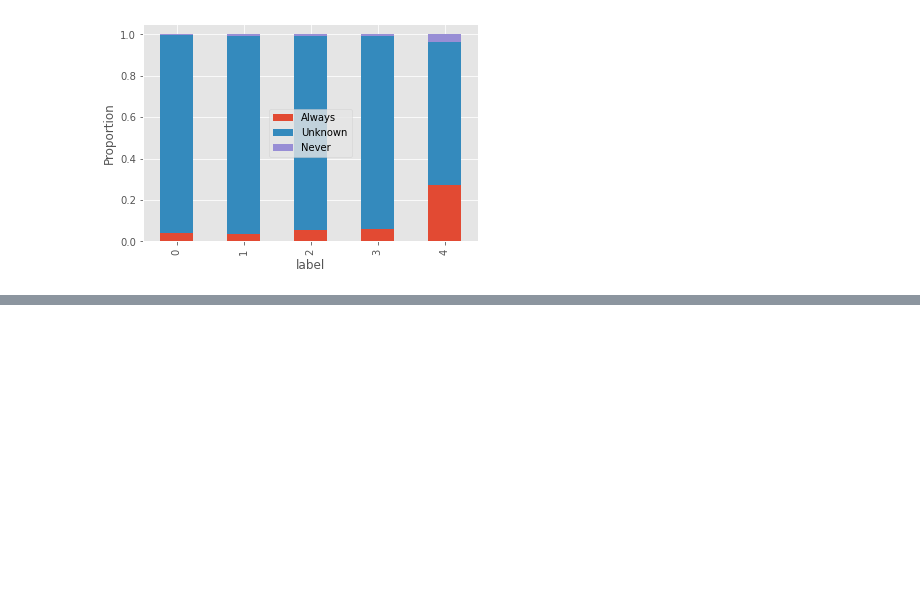
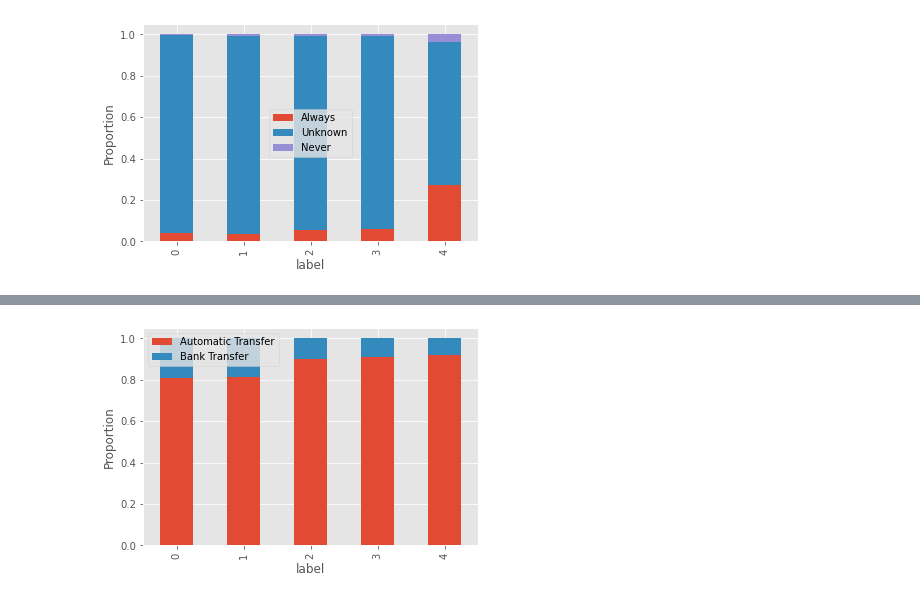
Before and after one commit to oscarm524/Data-Mining-Cup, a Jupyter notebook: DMC-2008/Data_Exploration/Data_Exploration.ipynb, the cells around one changed output, grey strips where cells are left out. Drawn from its saved outputs; the diff is of its cells as text; code cells hidden in the pictures; blank space fills up the shorter version.

```diff
--- a/DMC-2008/Data_Exploration/Data_Exploration.ipynb
+++ b/DMC-2008/Data_Exploration/Data_Exploration.ipynb
@@ -101,0 +117,14 @@ plt.show();
+# %%
+data_plot6 = pd.crosstab(train['target'], train['ZAHLUNGSWEG_AUF'])
+data_plot6.columns = ['Automatic Transfer', 'Bank Transfer']
+data_plot6['Total'] = data_plot6['Automatic Transfer'] + data_plot6['Bank Transfer']
+data_plot6['Automatic Transfer'] = data_plot6['Automatic Transfer'] / data_plot6['Total']
+data_plot6['Bank Transfer'] = data_plot6['Bank Transfer'] / data_plot6['Total']
+data_plot6 = data_plot6.drop(columns = ['Total'], axis = 1)
+
+data_plot6.plot(kind = 'bar', stacked = True)
+plt.xlabel('label')
+plt.ylabel('Proportion')
+plt.show();
+# %% [output]
+[figure, added]
```
Also changed, not shown: parts of 2 cells of this notebook.
